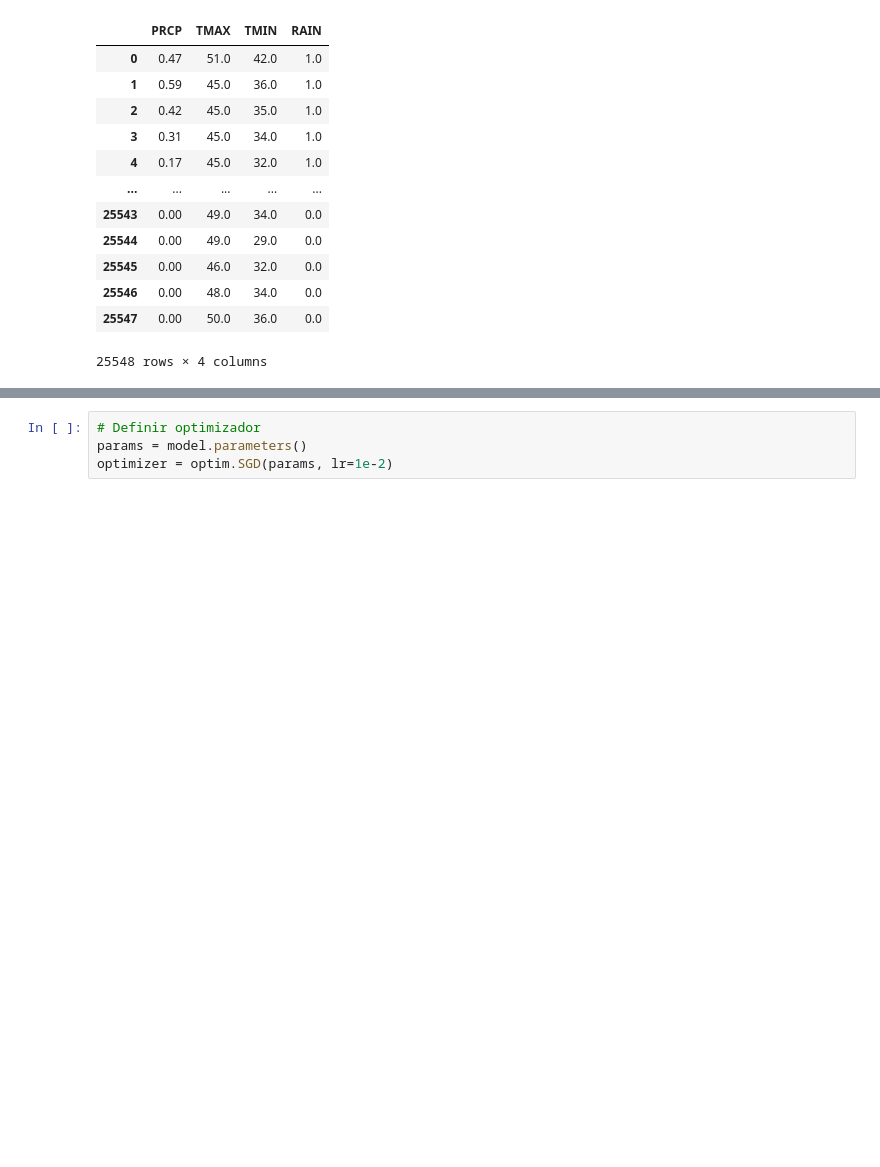
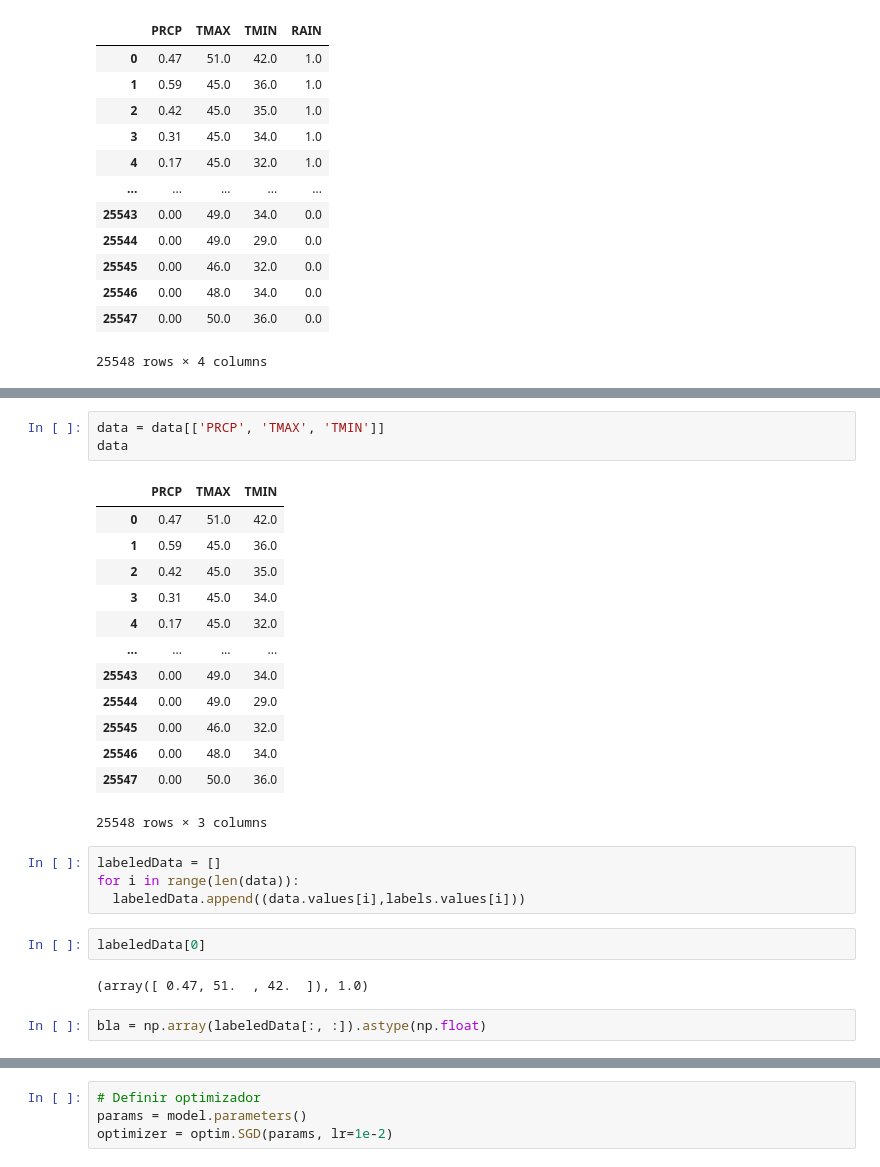
Before and after one commit to L-Rittmeister/U1_Team, a Jupyter notebook: Copy_of_TL_P1.ipynb, the cells around one changed output, grey strips where cells are left out. Cells and saved outputs as stored; diff of their text form; blank space fills up the shorter version.

Commit message:
[dev] data and label separation, np.ndarray incompatibility leads to failed tensor creation

```diff
--- a/Copy_of_TL_P1.ipynb
+++ b/Copy_of_TL_P1.ipynb
@@ -256,0 +271,27 @@ data
+# %%
+data = data[['PRCP', 'TMAX', 'TMIN']]
+data
+# %% [output]
+|  | PRCP | TMAX | TMIN |
+| 0 | 0.47 | 51.0 | 42.0 |
+| 1 | 0.59 | 45.0 | 36.0 |
+| 2 | 0.42 | 45.0 | 35.0 |
+| 3 | 0.31 | 45.0 | 34.0 |
+| 4 | 0.17 | 45.0 | 32.0 |
+| ... | ... | ... | ... |
+| 25543 | 0.00 | 49.0 | 34.0 |
+| 25544 | 0.00 | 49.0 | 29.0 |
+| 25545 | 0.00 | 46.0 | 32.0 |
+| 25546 | 0.00 | 48.0 | 34.0 |
+| 25547 | 0.00 | 50.0 | 36.0 |
+25548 rows × 3 columns
+# %%
+labeledData = []
+for i in range(len(data)):
+  labeledData.append((data.values[i],labels.values[i]))
+# %%
+labeledData[0]
+# %% [output]
+(array([ 0.47, 51.  , 42.  ]), 1.0)
+# %%
+bla = np.array(labeledData[:, :]).astype(np.float)
```
Also changed, not shown: parts of 24 cells of this notebook.
